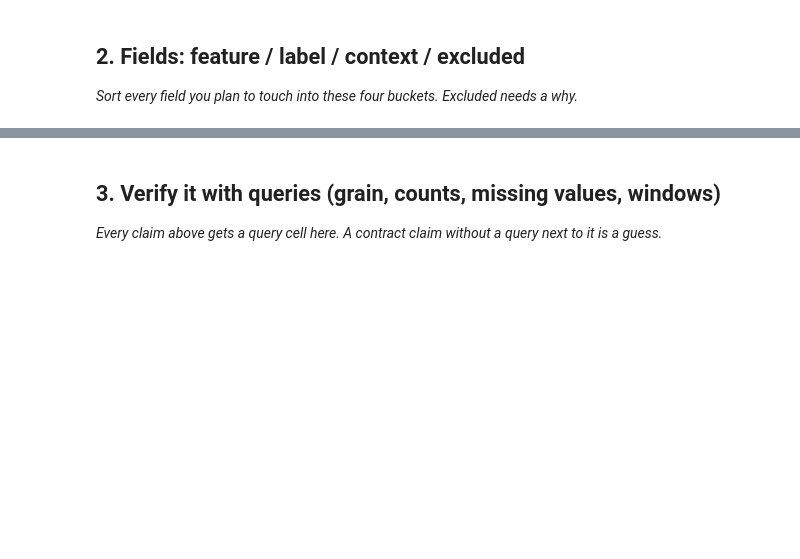
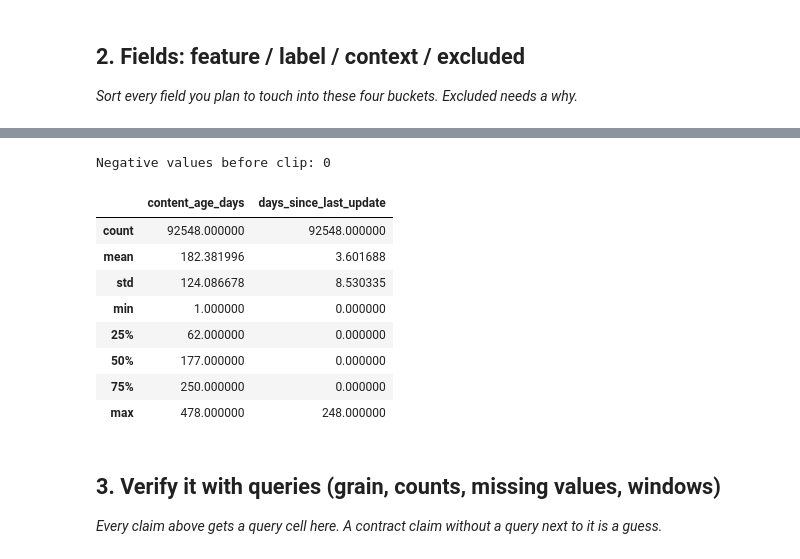
Before and after one commit to NAJAM2005/flyrank-ml-internship, a Jupyter notebook: work/notebooks/w03_data_contract.ipynb, the cells around one changed output, grey strips where cells are left out. Cells and saved outputs as stored; diff of their text form; code cells hidden in the pictures; blank space fills up the shorter version.

```diff
--- a/work/notebooks/w03_data_contract.ipynb
+++ b/work/notebooks/w03_data_contract.ipynb
@@ -23,3 +132,18 @@ This skeleton is yours to fill. Work the sections **in order** — each one has
+# %%
+data["days_since_last_update"] = data["days_since_last_update"].clip(lower=0)
+print("Negative values before clip:", (data["days_since_last_update"] < 0).sum())
+data[["content_age_days", "days_since_last_update"]].describe()
+# %% [output]
+Negative values before clip: 0
+|  | content_age_days | days_since_last_update |
+| count | 92548.000000 | 92548.000000 |
+| mean | 182.381996 | 3.601688 |
+| std | 124.086678 | 8.530335 |
+| min | 1.000000 | 0.000000 |
+| 25% | 62.000000 | 0.000000 |
+| 50% | 177.000000 | 0.000000 |
+| 75% | 250.000000 | 0.000000 |
+| max | 478.000000 | 248.000000 |
 # %% [markdown]
 ## 3. Verify it with queries (grain, counts, missing values, windows)
 
```
Also changed, not shown: parts of 15 cells of this notebook.
